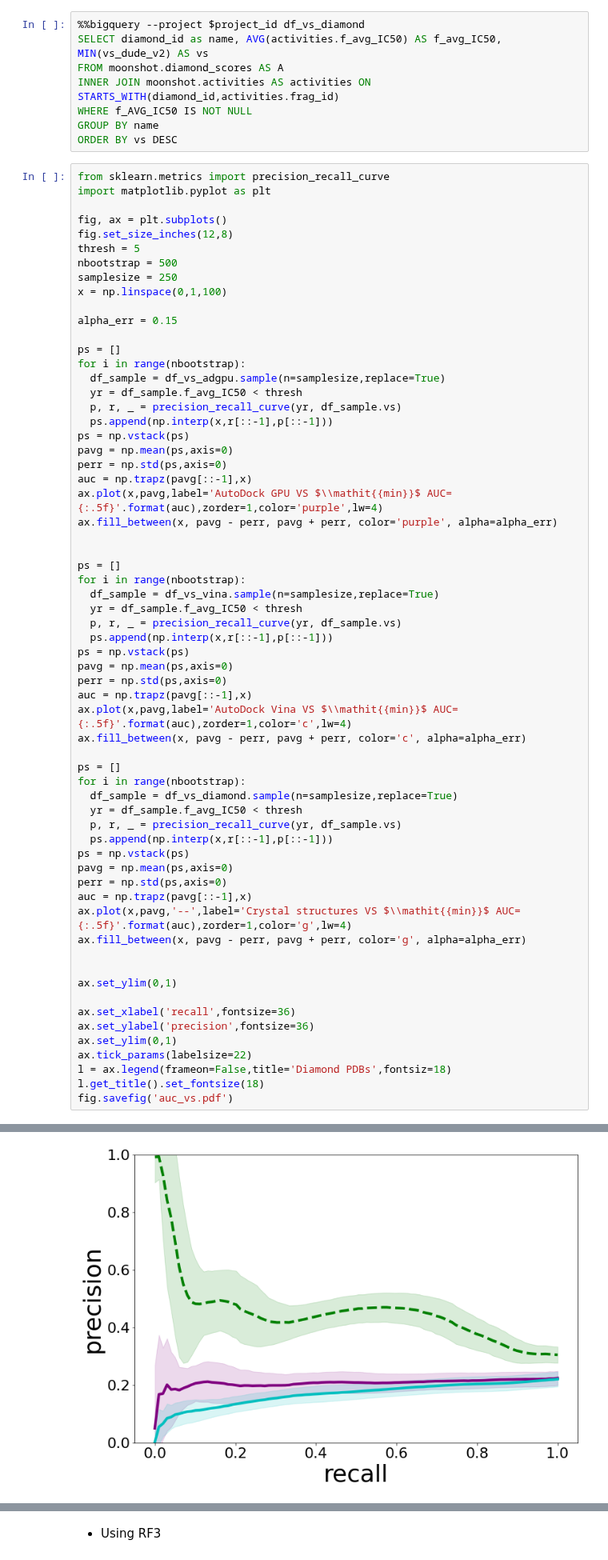
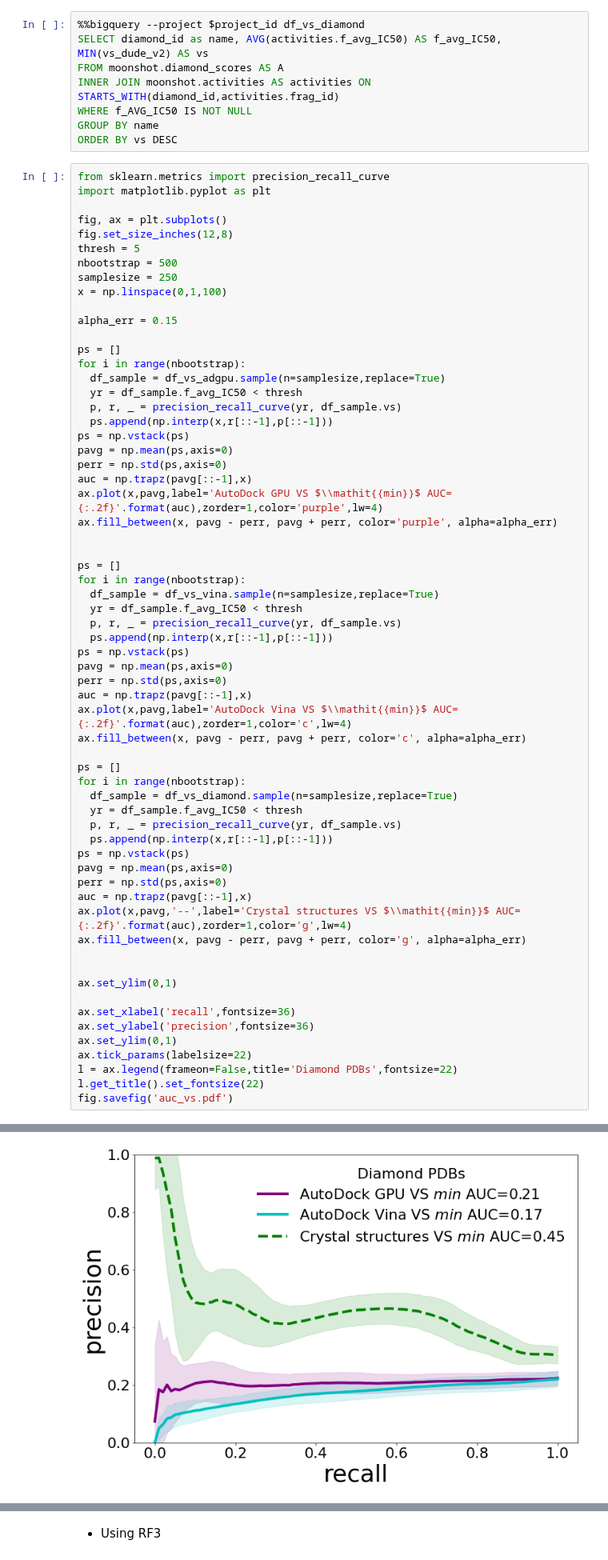
Before and after one commit to jglaser/gigadocking_notebooks, a Jupyter notebook: ML.ipynb, the cells around one changed output, grey strips where cells are left out. Shown at 80% size. Saved outputs shown, nothing was run; the diff lists cells and outputs as text.

```diff
--- a/ML.ipynb
+++ b/ML.ipynb
@@ -1055,7 +1055,7 @@ ps = np.vstack(ps)
 pavg = np.mean(ps,axis=0)
 perr = np.std(ps,axis=0)
 auc = np.trapz(pavg[::-1],x)
-ax.plot(x,pavg,label='AutoDock GPU VS $\\mathit{{min}}$ AUC={:.5f}'.format(auc),zorder=1,color='purple',lw=4)
+ax.plot(x,pavg,label='AutoDock GPU VS $\\mathit{{min}}$ AUC={:.2f}'.format(auc),zorder=1,color='purple',lw=4)
 ax.fill_between(x, pavg - perr, pavg + perr, color='purple', alpha=alpha_err)
 
 
@@ -1069,7 +1069,7 @@ ps = np.vstack(ps)
 pavg = np.mean(ps,axis=0)
 perr = np.std(ps,axis=0)
 auc = np.trapz(pavg[::-1],x)
-ax.plot(x,pavg,label='AutoDock Vina VS $\\mathit{{min}}$ AUC={:.5f}'.format(auc),zorder=1,color='c',lw=4)
+ax.plot(x,pavg,label='AutoDock Vina VS $\\mathit{{min}}$ AUC={:.2f}'.format(auc),zorder=1,color='c',lw=4)
 ax.fill_between(x, pavg - perr, pavg + perr, color='c', alpha=alpha_err)
 
 ps = []
@@ -1082,7 +1082,7 @@ ps = np.vstack(ps)
 pavg = np.mean(ps,axis=0)
 perr = np.std(ps,axis=0)
 auc = np.trapz(pavg[::-1],x)
-ax.plot(x,pavg,'--',label='Crystal structures VS $\\mathit{{min}}$ AUC={:.5f}'.format(auc),zorder=1,color='g',lw=4)
+ax.plot(x,pavg,'--',label='Crystal structures VS $\\mathit{{min}}$ AUC={:.2f}'.format(auc),zorder=1,color='g',lw=4)
 ax.fill_between(x, pavg - perr, pavg + perr, color='g', alpha=alpha_err)
 
 
@@ -1092,7 +1092,7 @@ ax.set_xlabel('recall',fontsize=36)
 ax.set_ylabel('precision',fontsize=36)
 ax.set_ylim(0,1)
 ax.tick_params(labelsize=22)
-l = ax.legend(frameon=False,title='Diamond PDBs',fontsiz=18)
-l.get_title().set_fontsize(18)
+l = ax.legend(frameon=False,title='Diamond PDBs',fontsize=22)
+l.get_title().set_fontsize(22)
 fig.savefig('auc_vs.pdf')
 # %% [output]
@@ -1100,4 +1099,4 @@ TypeError: ignored
-[figure, old version]
+[figure, new version]
 # %%
 from google.colab import files
 files.download('auc_vs.pdf')
```
Also changed, not shown: parts of 5 cells of this notebook.
